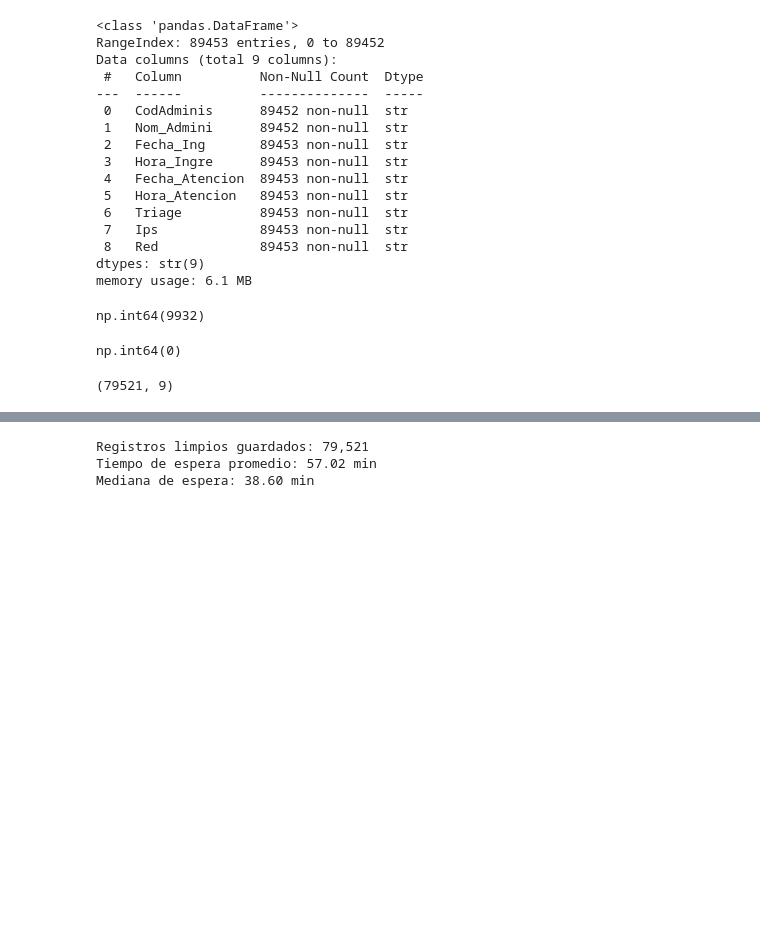
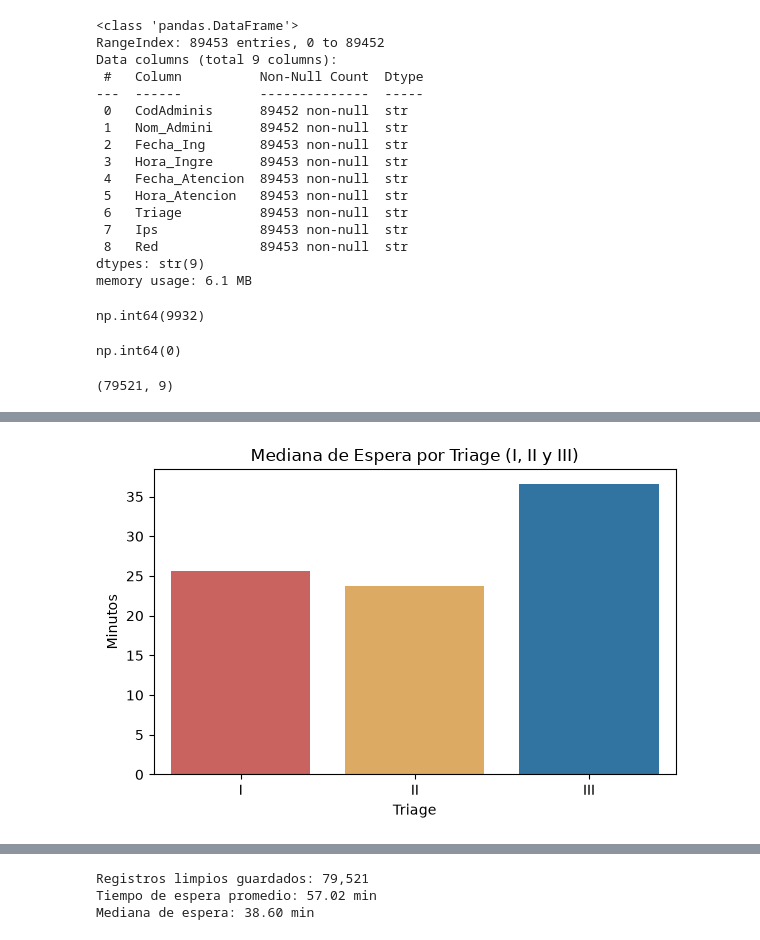
Before and after one commit to BreinerNavarro/proyecto_analitica_2, a Jupyter notebook: notebooks/analisis_final.ipynb, the cells around one changed output, grey strips where cells are left out. Cells and saved outputs as stored; diff of their text form; code cells hidden in the pictures; blank space fills up the shorter version.

```diff
--- a/notebooks/analisis_final.ipynb
+++ b/notebooks/analisis_final.ipynb
@@ -108,3 +110,23 @@ data.head() # Mostramos las primeras filas del dataset después de los cambios
 
 data = data.sort_values(['Ips','dt_ingreso']).reset_index(drop=True)
 data['tiempo_entre_llegadas_min'] = (data.groupby('Ips')['dt_ingreso'].diff().dt.total_seconds() /60.0)
+# %%
+df = data.copy()
+df_t123 = df[df["Triage"].isin(["I", "II", "III"])]
+colores = {"I": "#d9534f", "II": "#f0ad4e", "III": "#1f77b4"}
+
+plt.figure(figsize=(6, 4))
+ax = sns.barplot(
+    data=df_t123, x="Triage", y="tiempo_espera_min",
+    order=["I", "II", "III"], estimator="median", errorbar=None,
+    hue="Triage", dodge=False, palette=colores
+)
+if ax.get_legend():
+    ax.get_legend().remove()
+
+plt.title("Mediana de Espera por Triage (I, II y III)")
+plt.ylabel("Minutos")
+plt.tight_layout()
+plt.show()
+# %% [output]
+[figure, added]
```
Also changed, not shown: parts of 3 cells of this notebook, 2 other files.
